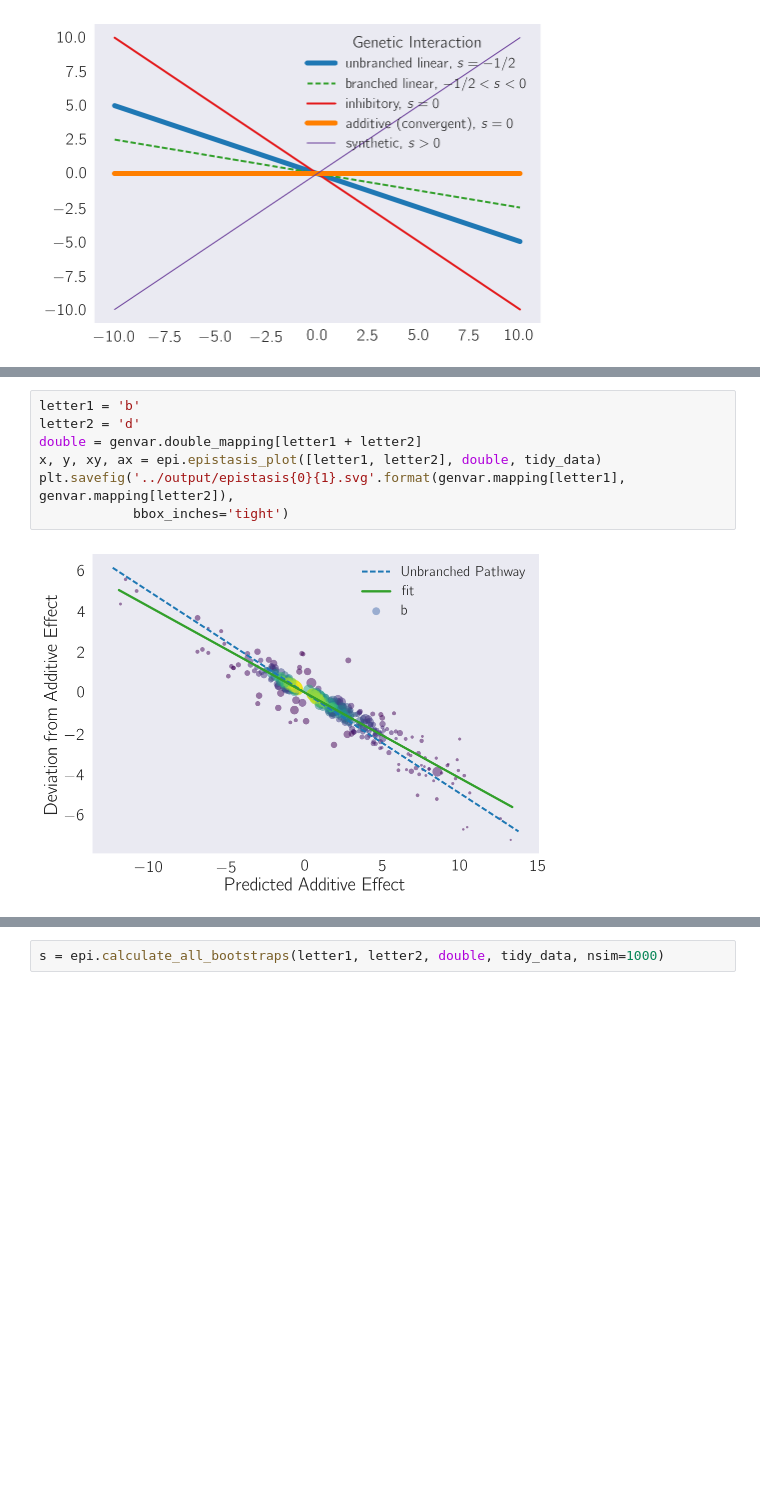
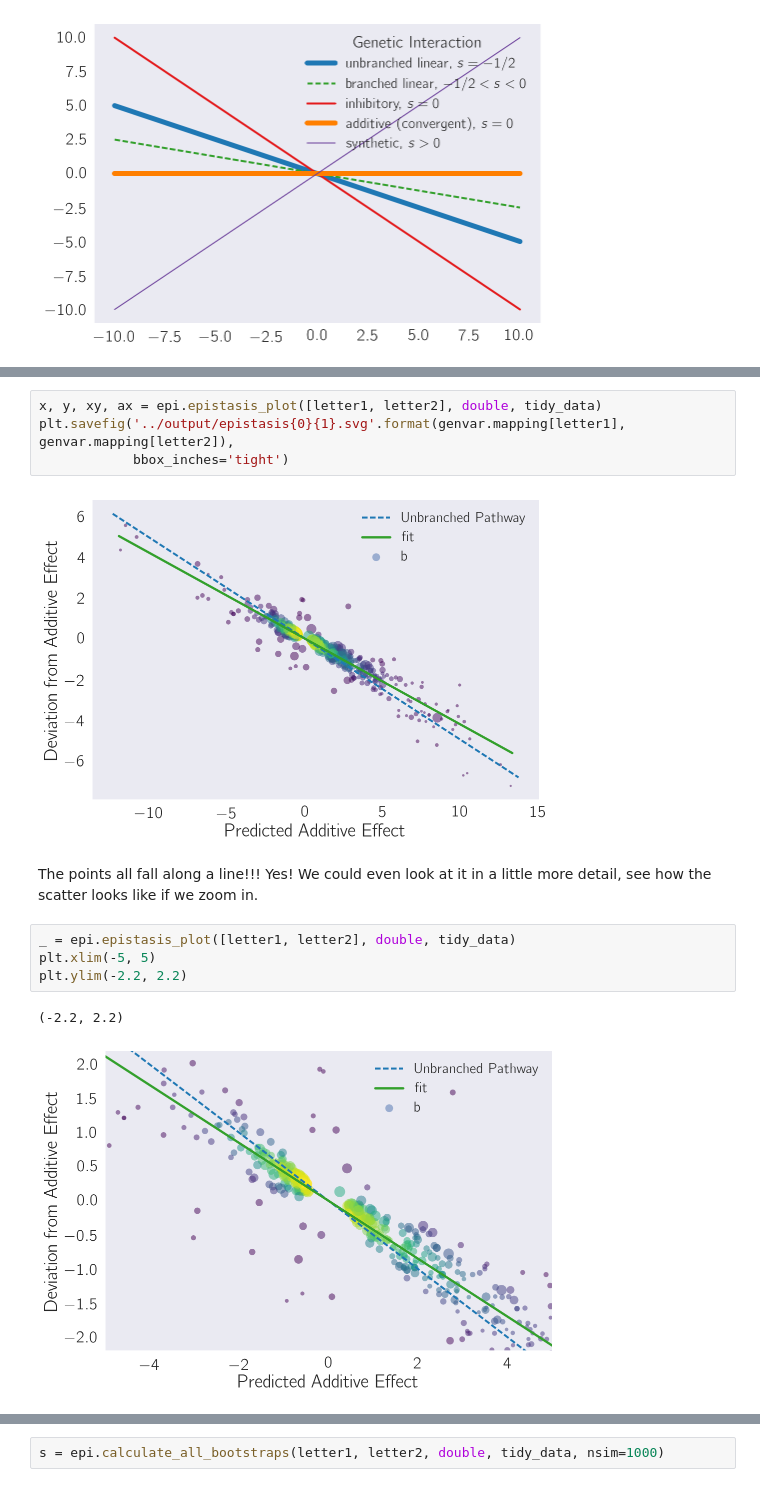
Before and after one commit to WormLabCaltech/mprsq, a Jupyter notebook: src/Quantifying Epistasis 6.ipynb, the cells around one changed output, grey strips where cells are left out. Drawn from its saved outputs; the diff is of its cells as text; blank space fills up the shorter version.

```diff
--- a/src/Quantifying Epistasis 6.ipynb
+++ b/src/Quantifying Epistasis 6.ipynb
@@ -184,9 +196,15 @@ plt.savefig('../output/epistasis_plot_show.svg', bbox_inches='tight')
 # %%
-letter1 = 'b'
-letter2 = 'd'
-double = genvar.double_mapping[letter1 + letter2]
 x, y, xy, ax = epi.epistasis_plot([letter1, letter2], double, tidy_data)
 plt.savefig('../output/epistasis{0}{1}.svg'.format(genvar.mapping[letter1], genvar.mapping[letter2]),
             bbox_inches='tight')
 # %% [output]
 [figure]
+# %% [markdown]
+The points all fall along a line!!! Yes! We could even look at it in a little more detail, see how the scatter looks like if we zoom in.
+# %%
+_ = epi.epistasis_plot([letter1, letter2], double, tidy_data)
+plt.xlim(-5, 5)
+plt.ylim(-2.2, 2.2)
+# %% [output]
+(-2.2, 2.2)
+[figure, added]
```
Also changed, not shown: parts of 26 cells of this notebook, 2 other files.
